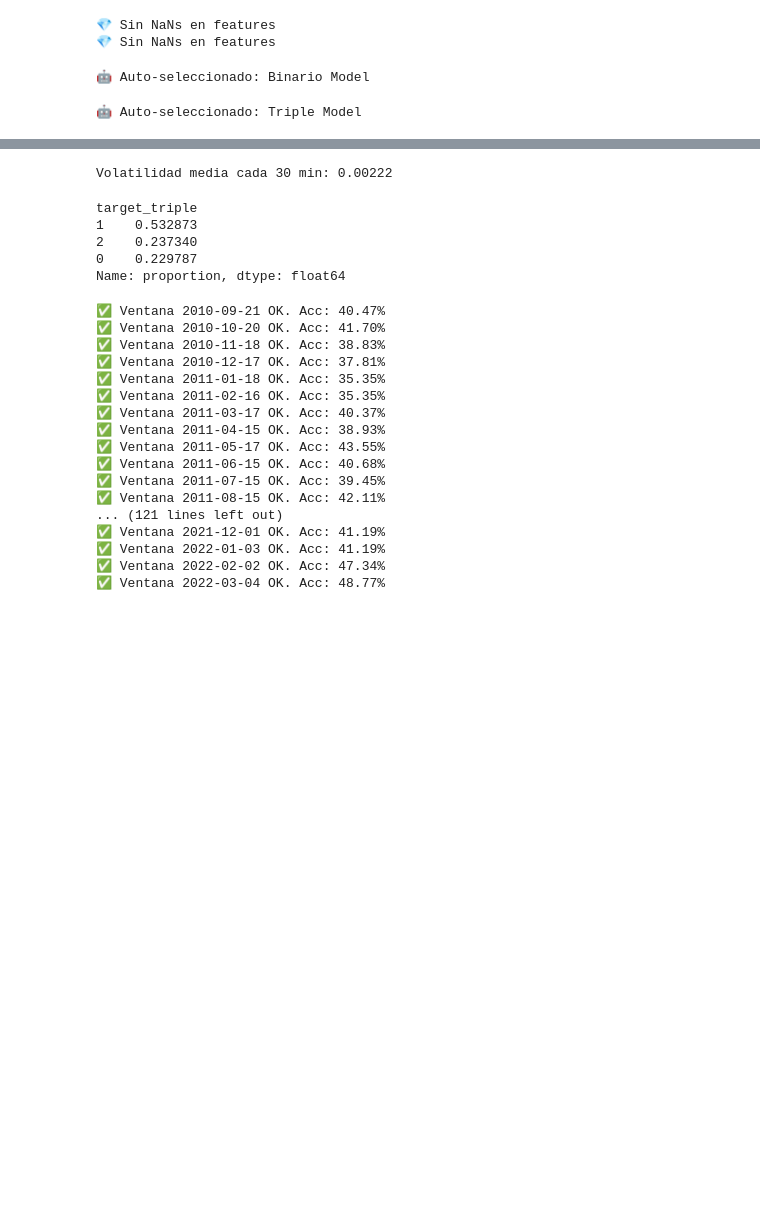
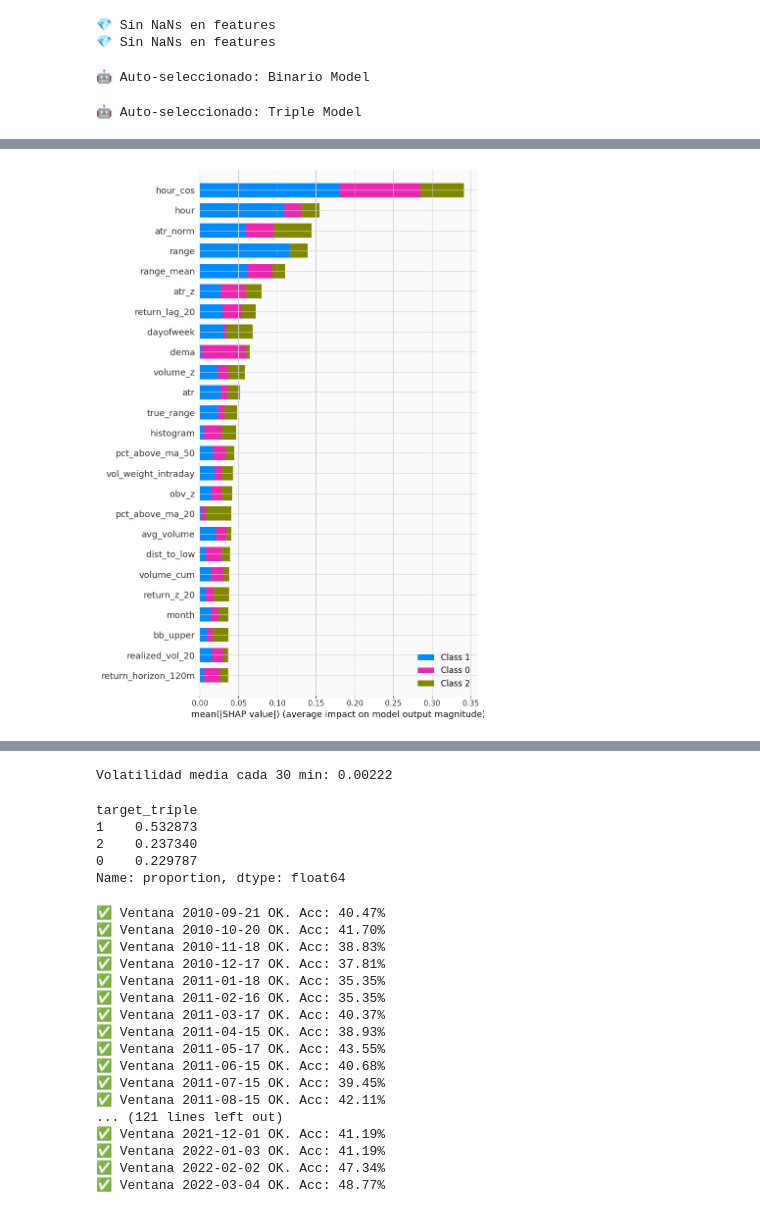
Before and after one commit to LijunZhou000/ML-Algorithmic-Trading, a Jupyter notebook: TradingBots/limipio/limpio.ipynb, the cells around one changed output, grey strips where cells are left out. Cells and saved outputs as stored; diff of their text form; code cells hidden in the pictures; blank space fills up the shorter version.

```diff
--- a/TradingBots/limipio/limpio.ipynb
+++ b/TradingBots/limipio/limpio.ipynb
@@ -242,0 +310,4 @@ plot_trading_results(result_torch)
+# %%
+top_features_triple, importance_df_triple = get_top_features_shap(df_final_triple, TARGET_COLUMN_TRIPLE, FEATURE_COLS_TRIPLE, top_n=25)
+# %% [output]
+[figure, added]
```
Also changed, not shown: parts of 17 cells of this notebook.
